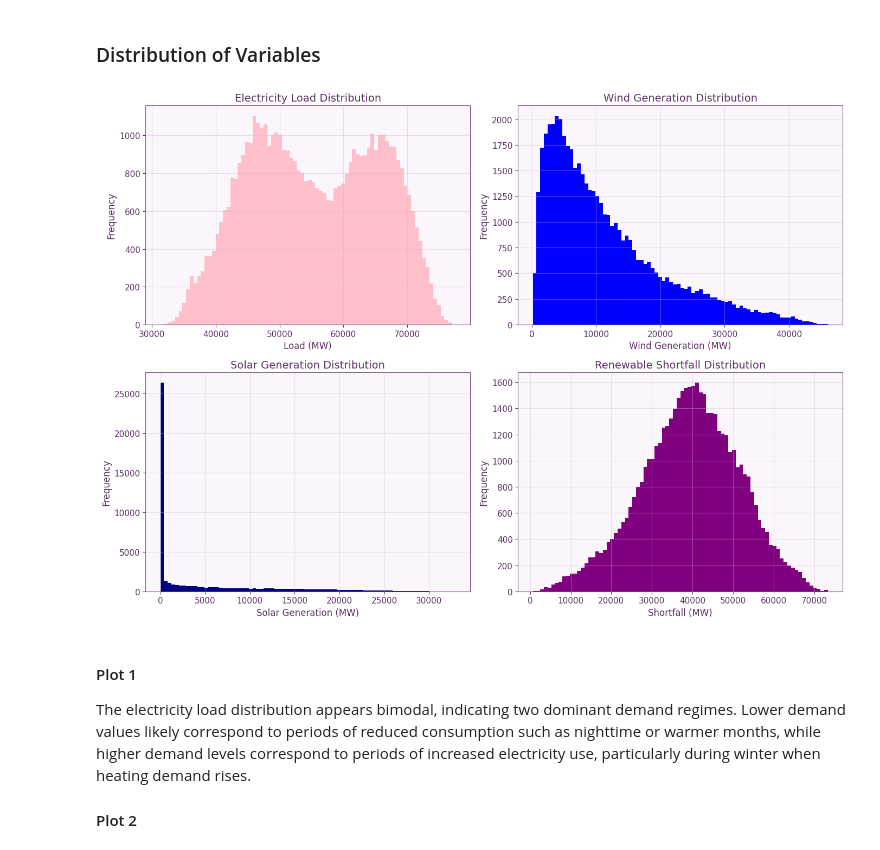
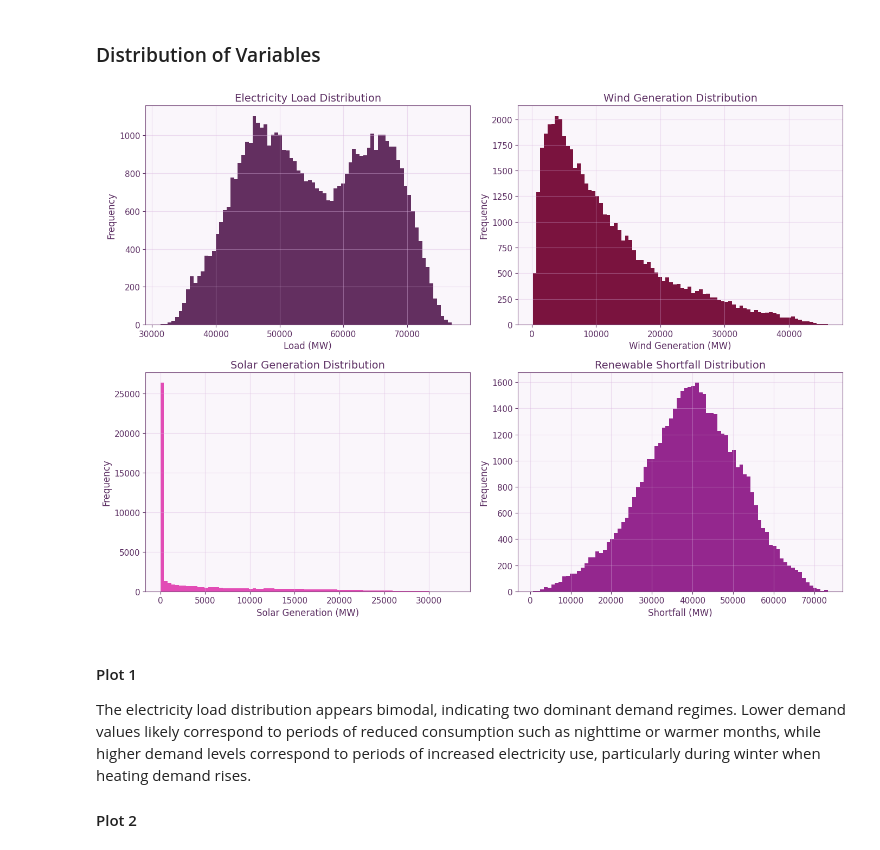
Before and after one commit to Varie737/Renewable-Energy-Data-Analysis, a Jupyter notebook: Renewable Energy Data Analysis project.ipynb, the cells around one changed output. Drawn from its saved outputs; the diff is of its cells as text; code cells hidden in the pictures.

```diff
--- a/Renewable Energy Data Analysis project.ipynb
+++ b/Renewable Energy Data Analysis project.ipynb
@@ -454,30 +458,30 @@ Overall, the plot demonstrates that while renewable energy contributes significa
 # %%
 fig, axes = plt.subplots(2,2, figsize=(14,10))
 
-merged["load_mw"].hist(ax=axes[0,0], bins=80, color="pink")
+merged["load_mw"].hist(ax=axes[0,0], bins=80, color="#632f60")
 axes[0,0].set_title("Electricity Load Distribution")
 axes[0,0].set_xlabel("Load (MW)")
 axes[0,0].set_ylabel("Frequency")
 
-merged["wind_generation_mw"].hist(ax=axes[0,1], bins=80, color="blue")
+merged["wind_generation_mw"].hist(ax=axes[0,1], bins=80, color="#7a133e")
 axes[0,1].set_title("Wind Generation Distribution")
 axes[0,1].set_xlabel("Wind Generation (MW)")
 axes[0,1].set_ylabel("Frequency")
 
-merged["solar_generation_mw"].hist(ax=axes[1,0], bins=80, color="navy")
+merged["solar_generation_mw"].hist(ax=axes[1,0], bins=80, color="#e24cb5")
 axes[1,0].set_title("Solar Generation Distribution")
 axes[1,0].set_xlabel("Solar Generation (MW)")
 axes[1,0].set_ylabel("Frequency")
 
-merged["shortfall_mw"].hist(ax=axes[1,1], bins=80, color="purple")
+merged["shortfall_mw"].hist(ax=axes[1,1], bins=80, color="#94278e")
 axes[1,1].set_title("Renewable Shortfall Distribution")
 axes[1,1].set_xlabel("Shortfall (MW)")
 axes[1,1].set_ylabel("Frequency")
 
 plt.tight_layout()
 plt.show()
 # %% [output]
-[figure, old version]
+[figure, new version]
 # %% [markdown]
 #### Plot 1
 The electricity load distribution appears bimodal, indicating two dominant demand regimes. Lower demand values likely correspond to periods of reduced consumption such as nighttime or warmer months, while higher demand levels correspond to periods of increased electricity use, particularly during winter when heating demand rises.
```
Also changed, not shown: parts of 34 cells of this notebook.
